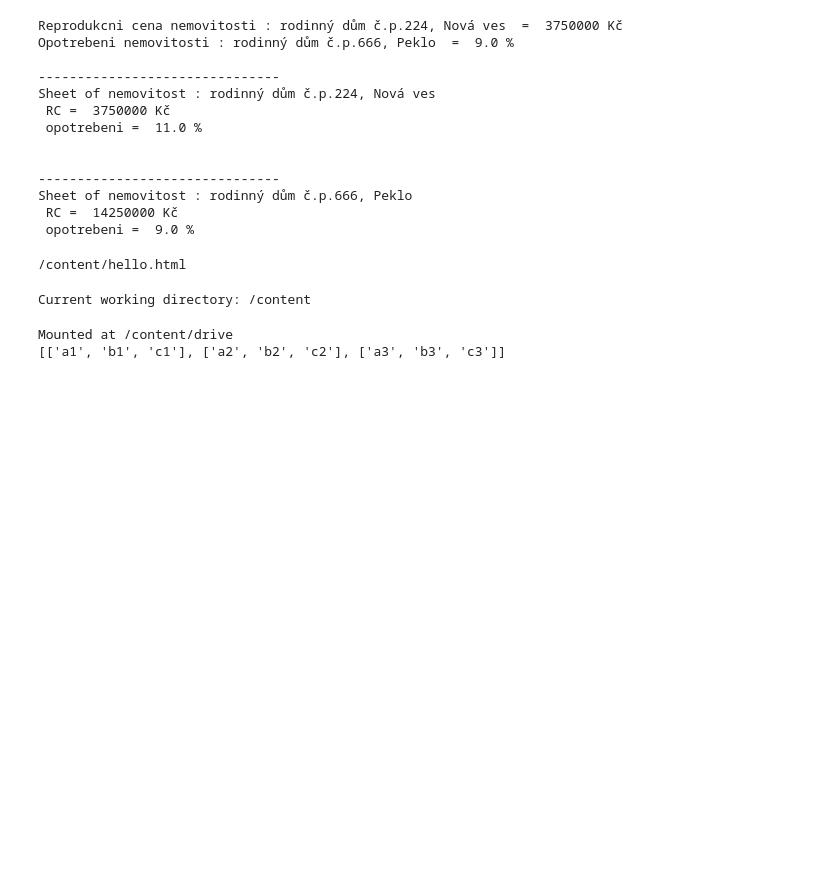
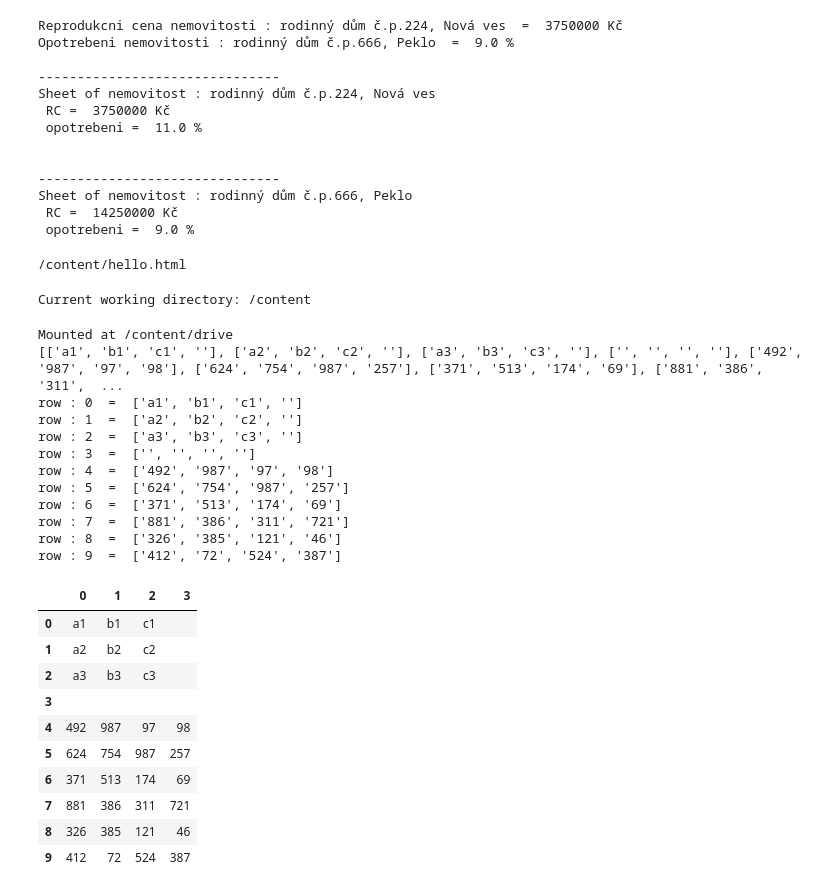
Before and after one commit to John-Bugler/Python-Google-colab, a Jupyter notebook: testing.ipynb, the cells around one changed output. Saved outputs shown, nothing was run; the diff lists cells and outputs as text; code cells hidden in the pictures; blank space fills up the shorter version.

```diff
--- a/testing.ipynb
+++ b/testing.ipynb
@@ -290,33 +290,69 @@ from google.colab import auth
 auth.authenticate_user()
 # Vytvoření klienta pro Google Sheets
 
 import gspread
 # knihovna pro praci s google tabulkama pro pouzivani je potreba se autorizovat/prihlasit
 
 from google.auth import default
 creds, _ = default()
 # načtení autentizačního tokenu (credentials) z fce default() pro Google API v Pythonu
 # autentizační token je uložen do proměnné creds, zatímco druhá, nepotřebná hodnota, je označena _
 # Výraz _ je často používán v Pythonu jako "dummy" proměnná, která slouží k označení,
 #že danou hodnotu nepotřebujete použít nebo že je nepoužívaná. V tomto případě se _ používá k označení,
 #že druhá hodnota v návratovém výrazu funkce default() není potřebná.
 gc = gspread.authorize(creds)
 
 
 
 import os
 from google.colab import drive
 
 
 drive.mount("/content/drive", force_remount=True)       # pripojeni "disku"
 drive_path = "/content/drive/My Drive/ColabNotebooks"   # nastaveni aktualni cesty
 os.listdir(drive_path)                                  # "ms-dos dir" vylistovani aktualni cesty
 
 worksheet = gc.open("test_tab").sheet1                  # otevre google tabulku "test_tab" a v tabulce sheet1
 
-# get_all_values() gives a list of rows.
+# zapis do sesitu v rozsahu "cell_list"
+cell_list = worksheet.range('A5:D10')
+import random
+for cell in cell_list:
+  cell.value = random.randint(1, 1000)
+
+worksheet.update_cells(cell_list)
+
+# get_all_values() = gives a list of rows.
 rows = worksheet.get_all_values()
-print(rows)
+print(rows)   # rows[0..n]
+
+for i in range(0, len(rows)):                           # tiskne obsah seznamu, cislo polozky a obsah polozky, range je dana velikosti seznamu = len()
+  	print("row :", i, ' = ', rows[i])
+
+
+import pandas as pd                                     # knihovna pro praci s daty
+pd.DataFrame.from_records(rows)                         # vytvoreni dataframu z nactenych radku tabulky
 # %% [output]
 Mounted at /content/drive
-[['a1', 'b1', 'c1'], ['a2', 'b2', 'c2'], ['a3', 'b3', 'c3']]
+[['a1', 'b1', 'c1', ''], ['a2', 'b2', 'c2', ''], ['a3', 'b3', 'c3', ''], ['', '', '', ''], ['492', '987', '97', '98'], ['624', '754', '987', '257'], ['371', '513', '174', '69'], ['881', '386', '311',  ...
+row : 0  =  ['a1', 'b1', 'c1', '']
+row : 1  =  ['a2', 'b2', 'c2', '']
+row : 2  =  ['a3', 'b3', 'c3', '']
+row : 3  =  ['', '', '', '']
+row : 4  =  ['492', '987', '97', '98']
+row : 5  =  ['624', '754', '987', '257']
+row : 6  =  ['371', '513', '174', '69']
+row : 7  =  ['881', '386', '311', '721']
+row : 8  =  ['326', '385', '121', '46']
+row : 9  =  ['412', '72', '524', '387']
+|  | 0 | 1 | 2 | 3 |
+| 0 | a1 | b1 | c1 |  |
+| 1 | a2 | b2 | c2 |  |
+| 2 | a3 | b3 | c3 |  |
+| 3 |  |  |  |  |
+| 4 | 492 | 987 | 97 | 98 |
+| 5 | 624 | 754 | 987 | 257 |
+| 6 | 371 | 513 | 174 | 69 |
+| 7 | 881 | 386 | 311 | 721 |
+| 8 | 326 | 385 | 121 | 46 |
+| 9 | 412 | 72 | 524 | 387 |
```
